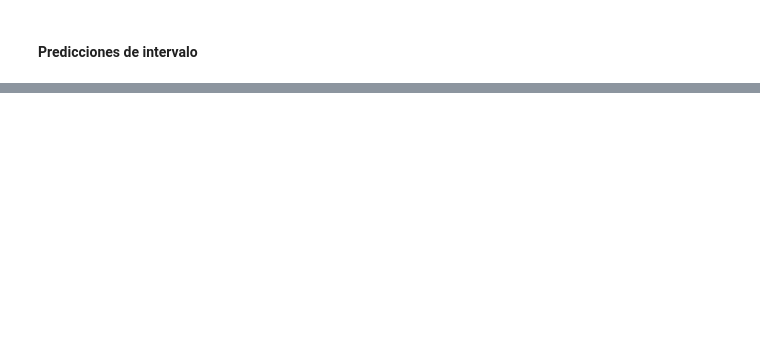
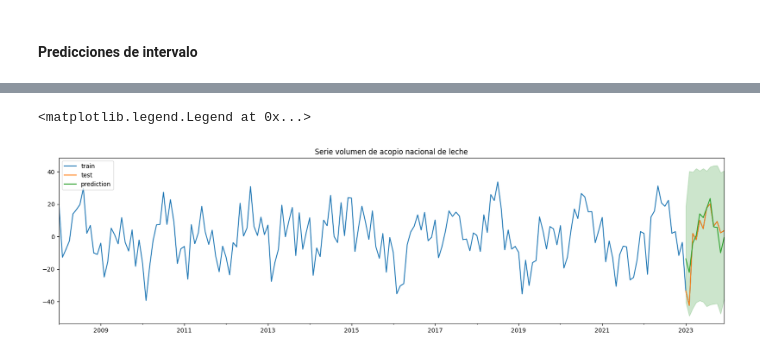
Before and after one commit to Mendivenson/Series-de-tiempo, a Jupyter notebook: Avance 2/Avance 2.ipynb, the cells around one changed output, grey strips where cells are left out. Cells and saved outputs as stored; diff of their text form; code cells hidden in the pictures; blank space fills up the shorter version.

```diff
--- a/Avance 2/Avance 2.ipynb
+++ b/Avance 2/Avance 2.ipynb
@@ -346,13 +486,17 @@ intervalos
 # %%
-fig, ax = plot.subplots(figsize=(15,5))
-leche_train.plot(ax=ax, label = 'train')
+fig, ax = plot.subplots(figsize=(20,5))
+leche.plot(ax=ax, label = 'train')
 leche_test.plot(ax=ax, label = 'test')
 predicciones.plot(ax=ax, label = 'prediction')
 ax.fill_between(
     intervalos.index,
     intervalos['lower_bound'],
     intervalos['upper_bound'],
     color = 'green',
     alpha = 0.2
 )
-ax.legend()
+plot.title('Serie volumen de acopio nacional de leche')
+ax.legend(loc = 'upper left')
+# %% [output]
+<matplotlib.legend.Legend at 0x...>
+[figure, added]
```
Also changed, not shown: parts of 35 cells of this notebook, 1 other file.
